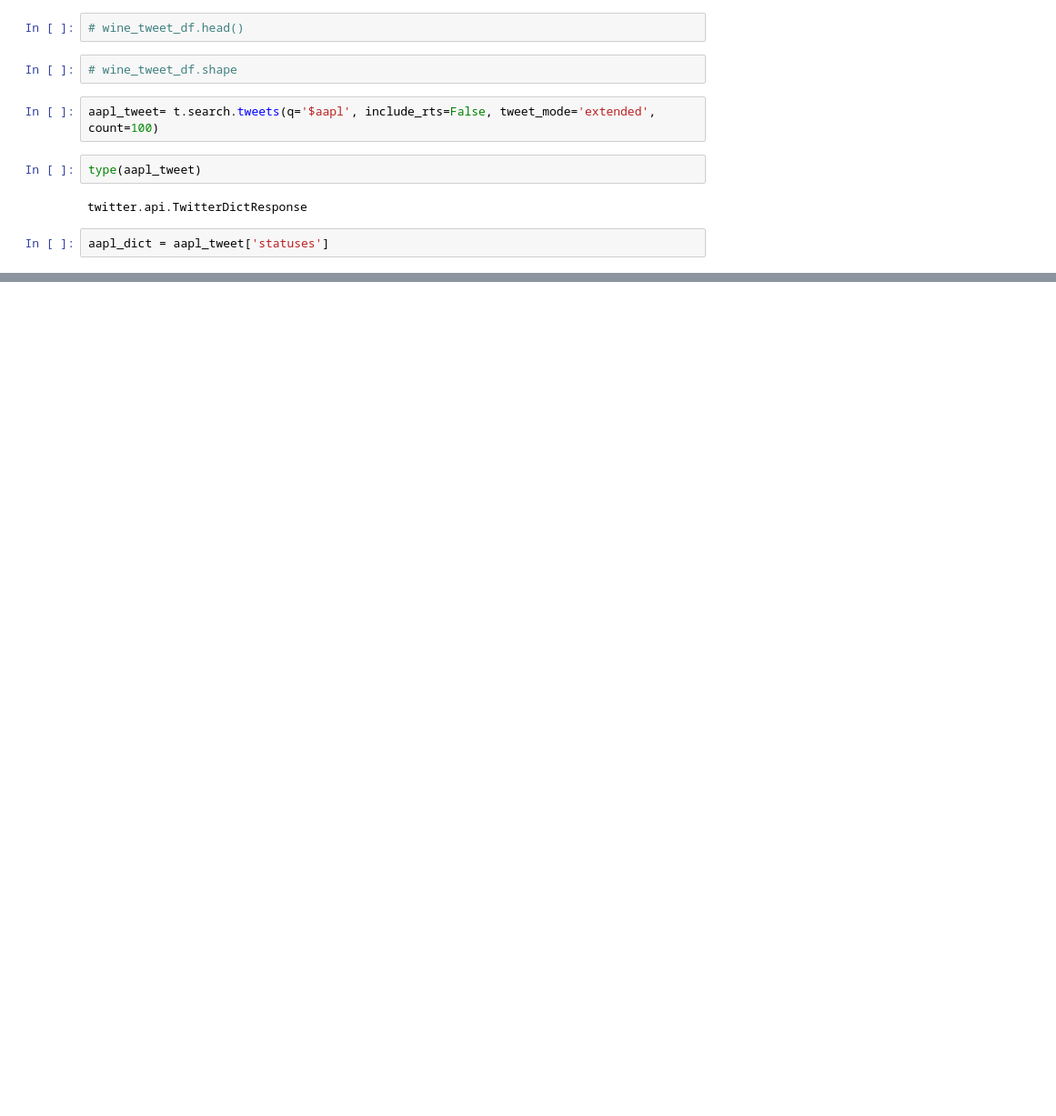
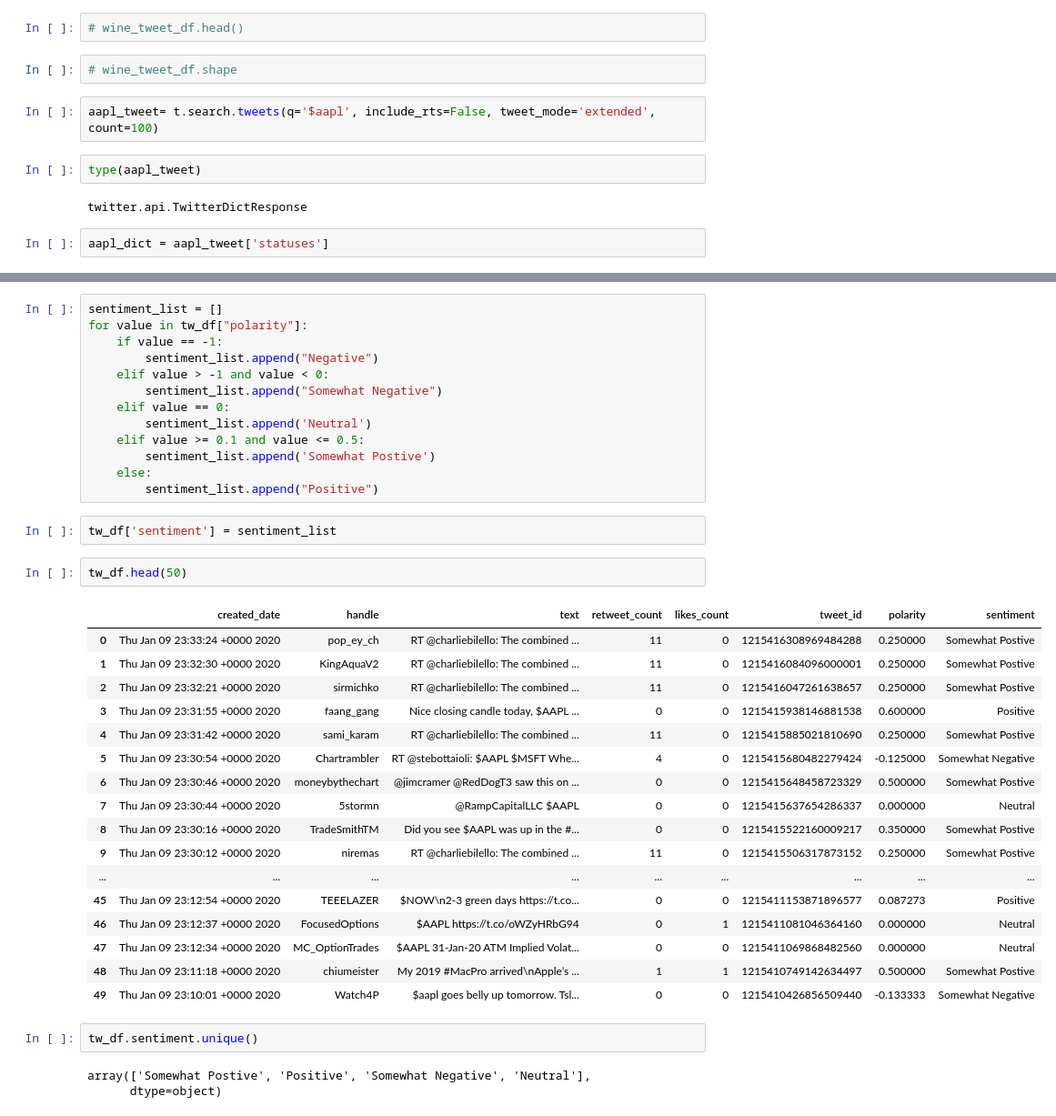
Before and after one commit to rayfen12/Final-Project, a Jupyter notebook: twitter_draft.ipynb, the cells around one changed output, grey strips where cells are left out. Shown at 91% size. Saved outputs shown, nothing was run; the diff lists cells and outputs as text; blank space fills up the shorter version.

```diff
--- a/twitter_draft.ipynb
+++ b/twitter_draft.ipynb
@@ -353,3 +366,43 @@ tw_df.tail()
+# %%
+sentiment_list = []
+for value in tw_df["polarity"]:
+    if value == -1:
+        sentiment_list.append("Negative")
+    elif value > -1 and value < 0:
+        sentiment_list.append("Somewhat Negative")
+    elif value == 0:
+        sentiment_list.append('Neutral')
+    elif value >= 0.1 and value <= 0.5:
+        sentiment_list.append('Somewhat Postive')
+    else:
+        sentiment_list.append("Positive")
+# %%
+tw_df['sentiment'] = sentiment_list
+# %%
+tw_df.head(50)
+# %% [output]
+|  | created_date | handle | text | retweet_count | likes_count | tweet_id | polarity | sentiment |
+| 0 | Thu Jan 09 23:33:24 +0000 2020 | pop_ey_ch | RT @charliebilello: The combined ... | 11 | 0 | 1215416308969484288 | 0.250000 | Somewhat Postive |
+| 1 | Thu Jan 09 23:32:30 +0000 2020 | KingAquaV2 | RT @charliebilello: The combined ... | 11 | 0 | 1215416084096000001 | 0.250000 | Somewhat Postive |
+| 2 | Thu Jan 09 23:32:21 +0000 2020 | sirmichko | RT @charliebilello: The combined ... | 11 | 0 | 1215416047261638657 | 0.250000 | Somewhat Postive |
+| 3 | Thu Jan 09 23:31:55 +0000 2020 | faang_gang | Nice closing candle today, $AAPL ... | 0 | 0 | 1215415938146881538 | 0.600000 | Positive |
+| 4 | Thu Jan 09 23:31:42 +0000 2020 | sami_karam | RT @charliebilello: The combined ... | 11 | 0 | 1215415885021810690 | 0.250000 | Somewhat Postive |
+| 5 | Thu Jan 09 23:30:54 +0000 2020 | Chartrambler | RT @stebottaioli: $AAPL $MSFT Whe... | 4 | 0 | 1215415680482279424 | -0.125000 | Somewhat Negative |
+| 6 | Thu Jan 09 23:30:46 +0000 2020 | moneybythechart | @jimcramer @RedDogT3 saw this on ... | 0 | 0 | 1215415648458723329 | 0.500000 | Somewhat Postive |
+| 7 | Thu Jan 09 23:30:44 +0000 2020 | 5stormn | @RampCapitalLLC $AAPL | 0 | 0 | 1215415637654286337 | 0.000000 | Neutral |
+| 8 | Thu Jan 09 23:30:16 +0000 2020 | TradeSmithTM | Did you see $AAPL was up in the #... | 0 | 0 | 1215415522160009217 | 0.350000 | Somewhat Postive |
+| 9 | Thu Jan 09 23:30:12 +0000 2020 | niremas | RT @charliebilello: The combined ... | 11 | 0 | 1215415506317873152 | 0.250000 | Somewhat Postive |
+| ... | ... | ... | ... | ... | ... | ... | ... | ... |
+| 45 | Thu Jan 09 23:12:54 +0000 2020 | TEEELAZER | $NOW\n2-3 green days https://t.co... | 0 | 0 | 1215411153871896577 | 0.087273 | Positive |
+| 46 | Thu Jan 09 23:12:37 +0000 2020 | FocusedOptions | $AAPL https://t.co/oWZyHRbG94 | 0 | 1 | 1215411081046364160 | 0.000000 | Neutral |
+| 47 | Thu Jan 09 23:12:34 +0000 2020 | MC_OptionTrades | $AAPL 31-Jan-20 ATM Implied Volat... | 0 | 0 | 1215411069868482560 | 0.000000 | Neutral |
+| 48 | Thu Jan 09 23:11:18 +0000 2020 | chiumeister | My 2019 #MacPro arrived\nApple’s ... | 1 | 1 | 1215410749142634497 | 0.500000 | Somewhat Postive |
+| 49 | Thu Jan 09 23:10:01 +0000 2020 | Watch4P | $aapl goes belly up tomorrow. Tsl... | 0 | 0 | 1215410426856509440 | -0.133333 | Somewhat Negative |
+# %%
+tw_df.sentiment.unique()
+# %% [output]
+array(['Somewhat Postive', 'Positive', 'Somewhat Negative', 'Neutral'],
+      dtype=object)
 # %%
 #Vectorizing the wine df
 vect = TfidfVectorizer(ngram_range=(2,5), stop_words='english')
```
Also changed, not shown: parts of 5 cells of this notebook.
